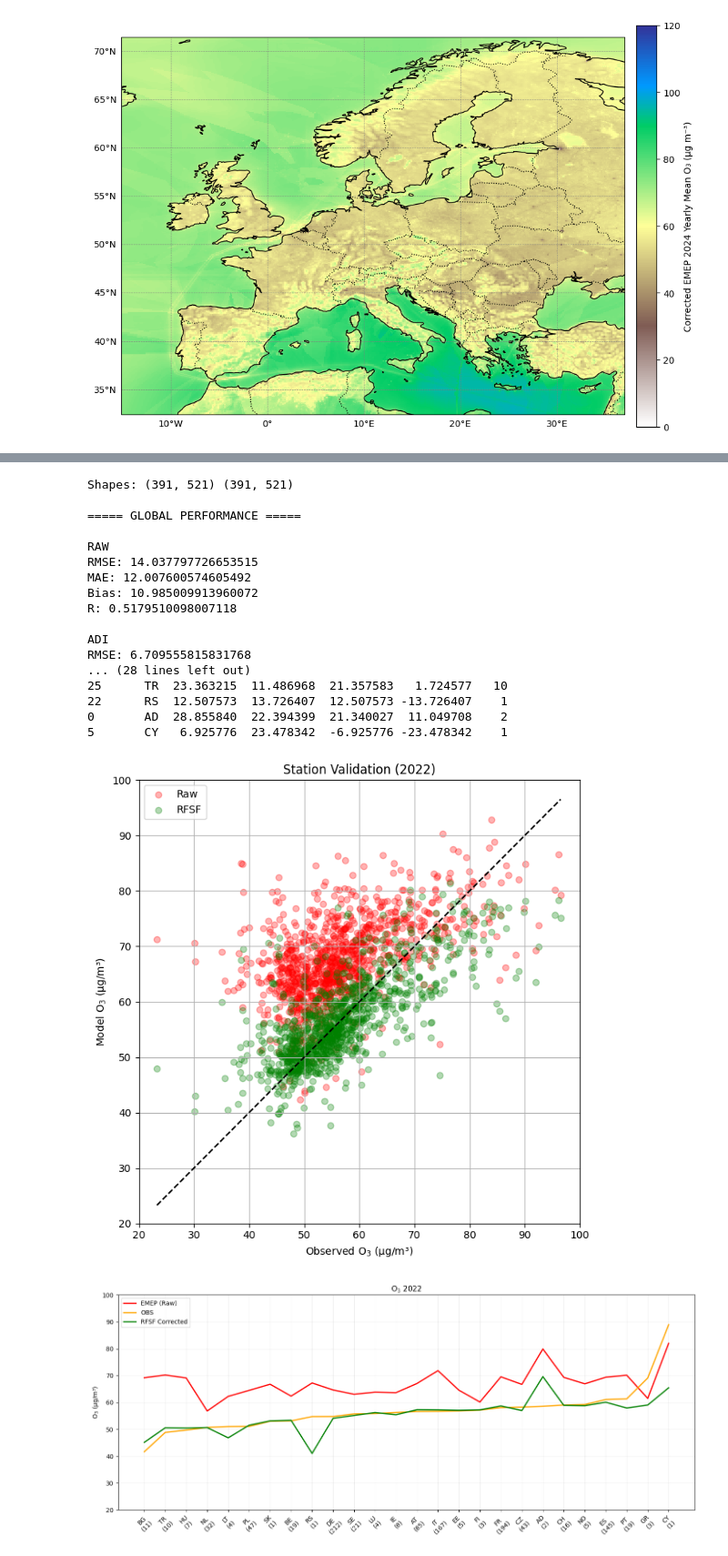
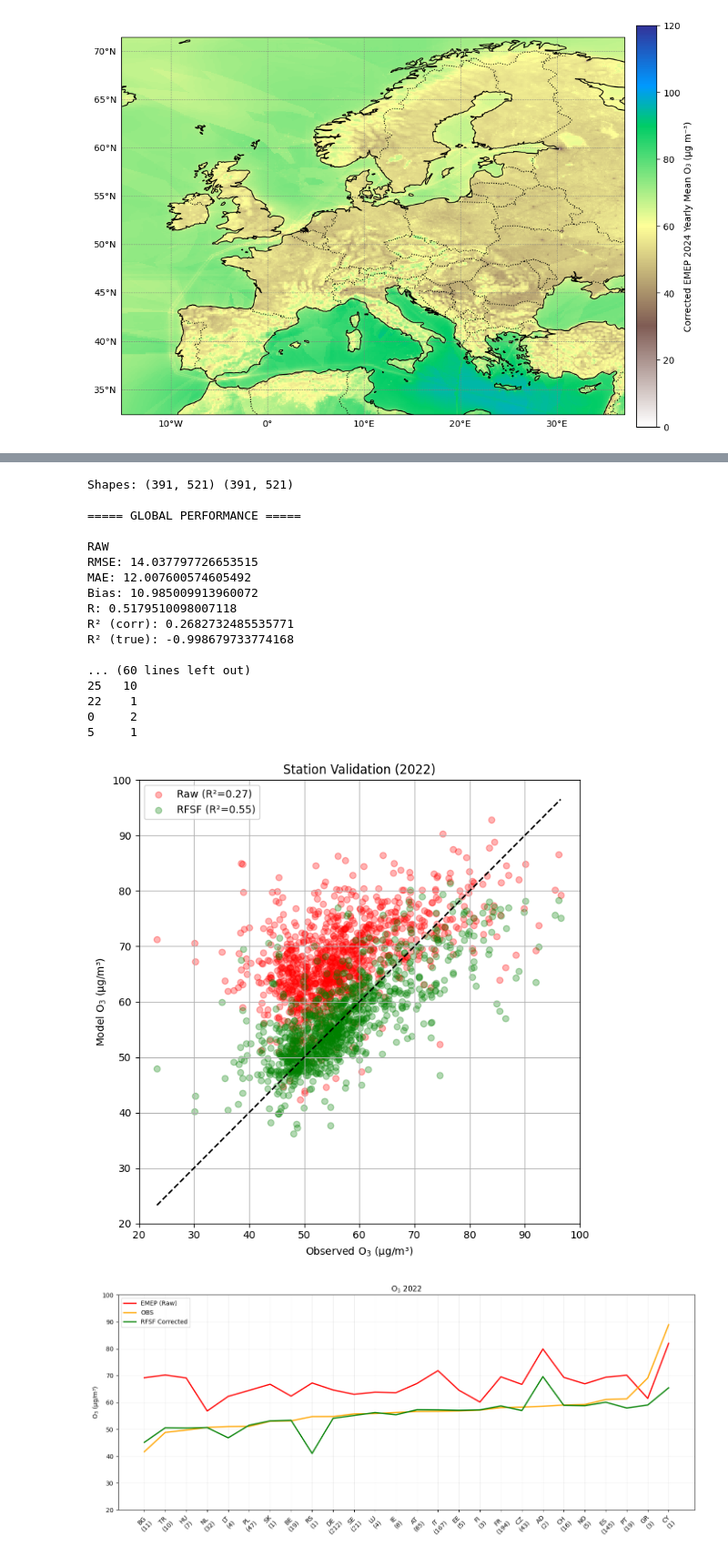
Before and after one commit to costpetrides/FAIRMODE-WG5, a Jupyter notebook: Phase2/RFSF_03.ipynb, the cells around one changed output, grey strips where cells are left out. Shown at 91% size. Drawn from its saved outputs; the diff is of its cells as text; code cells hidden in the pictures.

```diff
--- a/Phase2/RFSF_03.ipynb
+++ b/Phase2/RFSF_03.ipynb
@@ -1413,7 +1445,7 @@ def bilinear_interp(lon_pt, lat_pt, lon, lat, field):
     ) / ((x2 - x1) * (y2 - y1))
 
 # ======================================================
-# 4. EXTRACT MODEL VALUES AT STATIONS
+# 4. EXTRACT MODEL VALUES
 # ======================================================
 raw_vals = []
 wdi_vals = []
@@ -1452,22 +1484,44 @@ def bias(a, b):
 def corr(a, b):
     return np.corrcoef(a, b)[0,1]
 
+def r2_from_corr(r):
+    return r**2
+
+def r2_true(model, obs):
+    ss_res = np.sum((obs - model)**2)
+    ss_tot = np.sum((obs - np.mean(obs))**2)
+    return 1 - ss_res / ss_tot
+
 print("\n===== GLOBAL PERFORMANCE =====")
+
+# compute once
+r_raw = corr(raw_vals, obs)
+r_wdi = corr(wdi_vals, obs)
+
+r2_raw_corr = r2_from_corr(r_raw)
+r2_wdi_corr = r2_from_corr(r_wdi)
+
+r2_raw_true = r2_true(raw_vals, obs)
+r2_wdi_true = r2_true(wdi_vals, obs)
 
 print("\nRAW")
 print("RMSE:", rmse(raw_vals, obs))
 print("MAE:", mae(raw_vals, obs))
 print("Bias:", bias(raw_vals, obs))
-print("R:", corr(raw_vals, obs))
+print("R:", r_raw)
+print("R² (corr):", r2_raw_corr)
+print("R² (true):", r2_raw_true)
 
 print("\nADI")
 print("RMSE:", rmse(wdi_vals, obs))
 print("MAE:", mae(wdi_vals, obs))
 print("Bias:", bias(wdi_vals, obs))
-print("R:", corr(wdi_vals, obs))
+print("R:", r_wdi)
+print("R² (corr):", r2_wdi_corr)
+print("R² (true):", r2_wdi_true)
 
 # ======================================================
-# 7. COUNTRY-LEVEL METRICS
+# 7. COUNTRY METRICS
 # ======================================================
 results = []
 
@@ -1477,12 +1531,17 @@ for country, group in df.groupby("Country"):
     raw_c = group["Model_Raw"].values
     wdi_c = group["Model_WDI"].values
 
+    r_raw_c = corr(raw_c, obs_c)
+    r_wdi_c = corr(wdi_c, obs_c)
+
     results.append({
         "Country": country,
         "RMSE_Raw": rmse(raw_c, obs_c),
         "RMSE_WDI": rmse(wdi_c, obs_c),
         "Bias_Raw": bias(raw_c, obs_c),
         "Bias_WDI": bias(wdi_c, obs_c),
+        "R2_Raw": r_raw_c**2,
+        "R2_WDI": r_wdi_c**2,
         "N": len(group)
     })
 
@@ -1496,8 +1555,13 @@ print(metrics_df)
 # ======================================================
 plt.figure(figsize=(7,7))
 
-plt.scatter(obs, raw_vals, label="Raw", alpha=0.3, color='red')
-plt.scatter(obs, wdi_vals, label="RFSF", alpha=0.3, color='green')
+plt.scatter(obs, raw_vals,
+            label=f"Raw (R²={r2_raw_corr:.2f})",
+            alpha=0.3, color='red')
+
+plt.scatter(obs, wdi_vals,
+            label=f"RFSF (R²={r2_wdi_corr:.2f})",
+            alpha=0.3, color='green')
 
 min_v = min(obs.min(), raw_vals.min(), wdi_vals.min())
 max_v = max(obs.max(), raw_vals.max(), wdi_vals.max())
@@ -1515,7 +1579,7 @@ plt.tight_layout()
 plt.show()
 
 # ======================================================
-# 9. COUNTRY COMPARISON PLOT
+# 9. COUNTRY PLOT
 # ======================================================
 country_mean = df.groupby("Country")[[
     "Average",
@@ -1531,43 +1595,43 @@ country_mean = country_mean.rename(columns={
 
 country_mean = country_mean.sort_values("OBS")
 
 nstations = df.groupby("Country").size()
-
 labels = [f"{c}\n({nstations[c]})" for c in country_mean.index]
 x = np.arange(len(country_mean))
 
 plt.figure(figsize=(14,6))
 
 plt.plot(x, country_mean["RAW"], color='red', linewidth=2, label="EMEP (Raw)")
 plt.plot(x, country_mean["OBS"], color='orange', linewidth=2, label="OBS")
 plt.plot(x, country_mean["WDI"], color='green', linewidth=2, label="RFSF Corrected")
-plt.ylim(20,100)
+
 plt.xticks(x, labels, rotation=45)
 plt.ylabel("O$_3$ (μg/m³)")
 plt.title("O$_3$ 2022")
+plt.ylim(20,100)
 plt.legend()
 plt.grid(alpha=0.2)
 plt.tight_layout()
 plt.show()
 # %% [output]
 Shapes: (391, 521) (391, 521)
 
 ===== GLOBAL PERFORMANCE =====
 
 RAW
 RMSE: 14.037797726653515
 MAE: 12.007600574605492
 Bias: 10.985009913960072
 R: 0.5179510098007118
+R² (corr): 0.2682732485535771
+R² (true): -0.998679733774168
 
-ADI
-RMSE: 6.709555815831768
-... (28 lines left out)
-25      TR  23.363215  11.486968  21.357583   1.724577   10
-22      RS  12.507573  13.726407  12.507573 -13.726407    1
-0       AD  28.855840  22.394399  21.340027  11.049708    2
-5       CY   6.925776  23.478342  -6.925776 -23.478342    1
+... (60 lines left out)
+25   10
+22    1
+0     2
+5     1
-[figure, old version]
+[figure, new version]
 [figure]
 # %%
 import numpy as np
```
Also changed, not shown: parts of 3 cells of this notebook.
